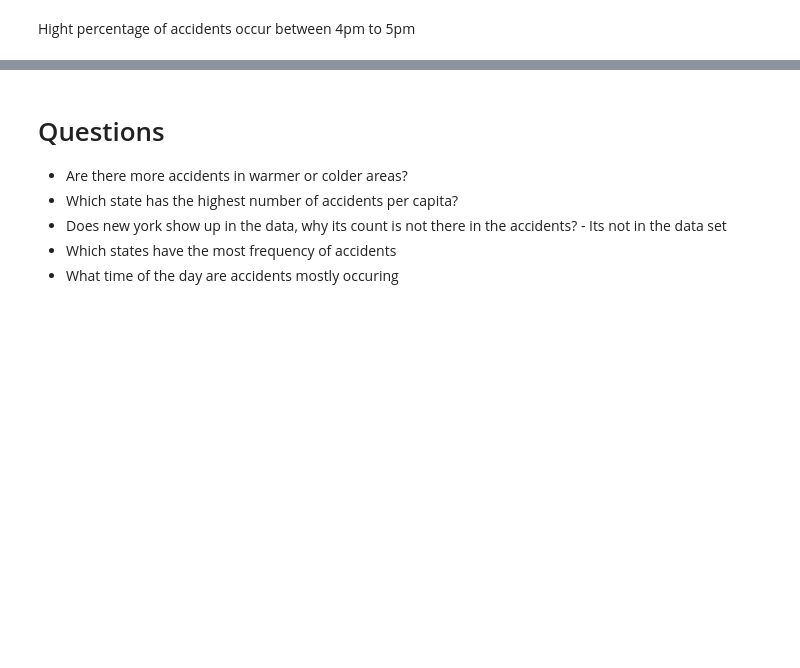
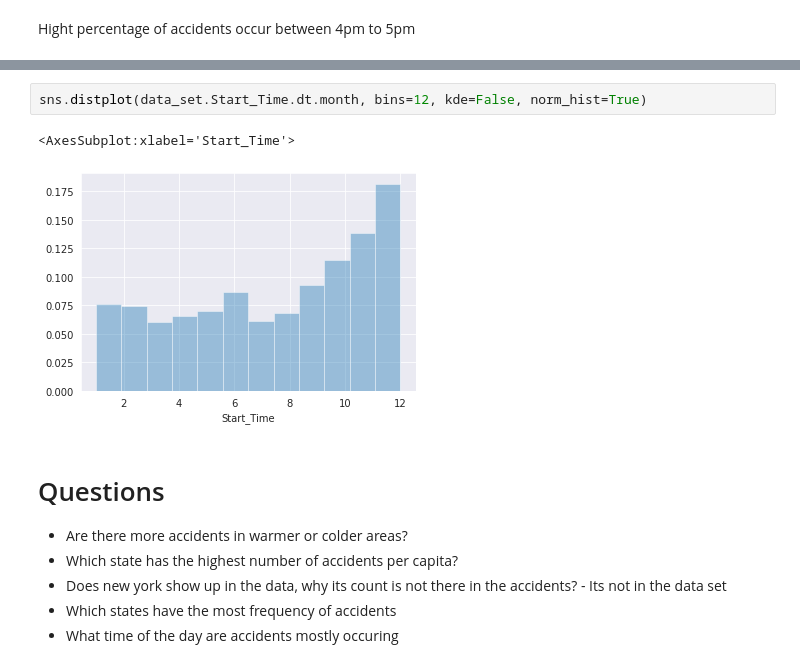
Before and after one commit to kevinlouisj/EDA_US_Accidents, a Jupyter notebook: us-accidents-eda.ipynb, the cells around one changed output, grey strips where cells are left out. Drawn from its saved outputs; the diff is of its cells as text; blank space fills up the shorter version.

```diff
--- a/us-accidents-eda.ipynb
+++ b/us-accidents-eda.ipynb
@@ -360,3 +379,8 @@ Hight percentage of accidents occur between 4pm to 5pm
+# %%
+sns.distplot(data_set.Start_Time.dt.month, bins=12, kde=False, norm_hist=True)
+# %% [output]
+<AxesSubplot:xlabel='Start_Time'>
+[figure, added]
 # %% [markdown]
 # Questions
 * Are there more accidents in warmer or colder areas?
```
Also changed, not shown: parts of 4 cells of this notebook.
